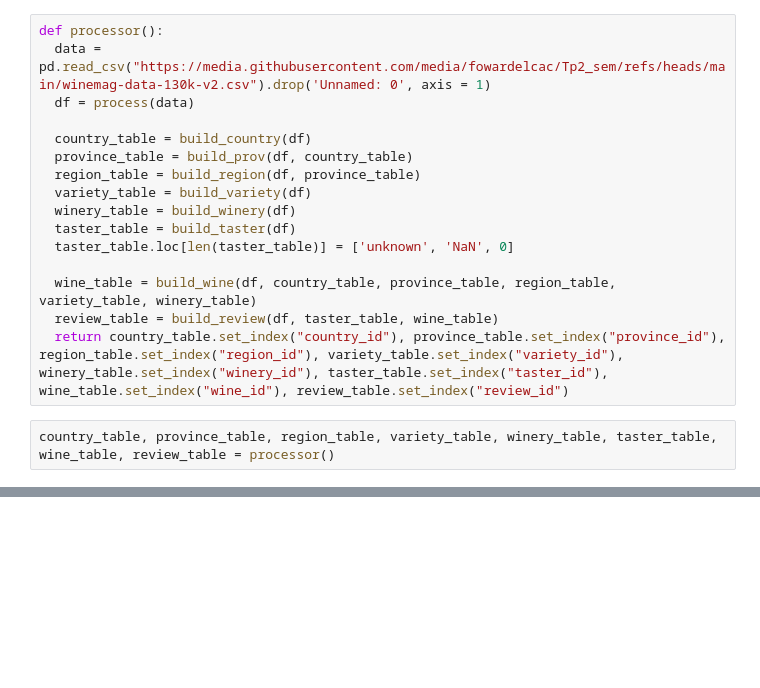
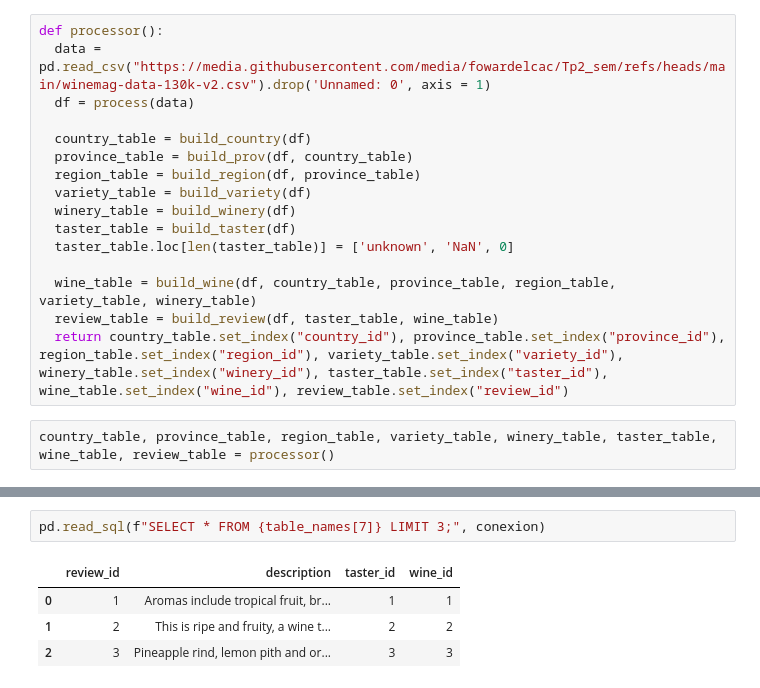
Before and after one commit to fowardelcac/Tp2_sem, a Jupyter notebook: proccess_df_to_ddb.ipynb, the cells around one changed output, grey strips where cells are left out. Saved outputs shown, nothing was run; the diff lists cells and outputs as text; blank space fills up the shorter version.

```diff
--- a/proccess_df_to_ddb.ipynb
+++ b/proccess_df_to_ddb.ipynb
@@ -132,0 +193,7 @@ review_id
+# %%
+pd.read_sql(f"SELECT * FROM {table_names[7]} LIMIT 3;", conexion)
+# %% [output]
+|  | review_id | description | taster_id | wine_id |
+| 0 | 1 | Aromas include tropical fruit, br... | 1 | 1 |
+| 1 | 2 | This is ripe and fruity, a wine t... | 2 | 2 |
+| 2 | 3 | Pineapple rind, lemon pith and or... | 3 | 3 |
```
Also changed, not shown: parts of 16 cells of this notebook.
